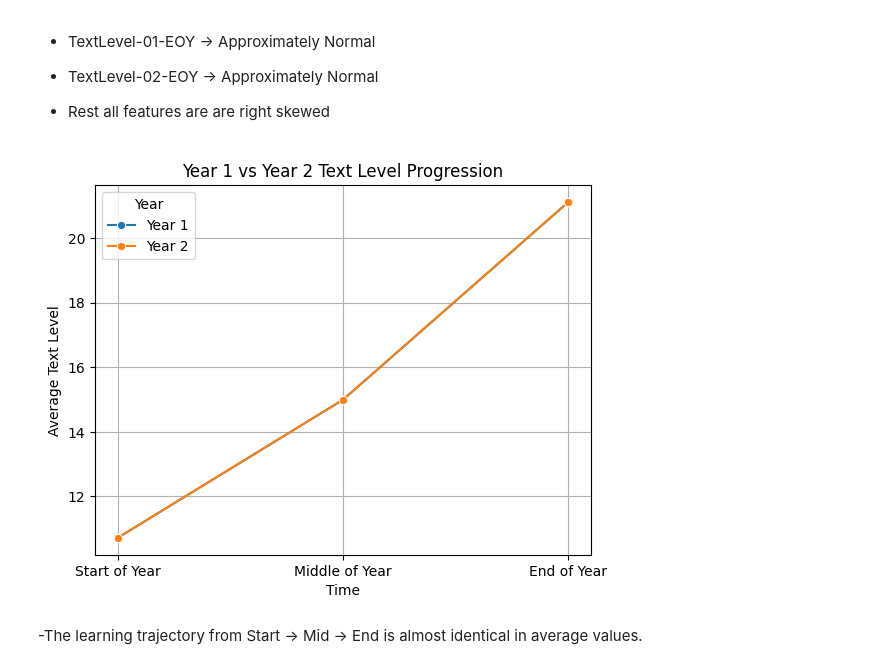
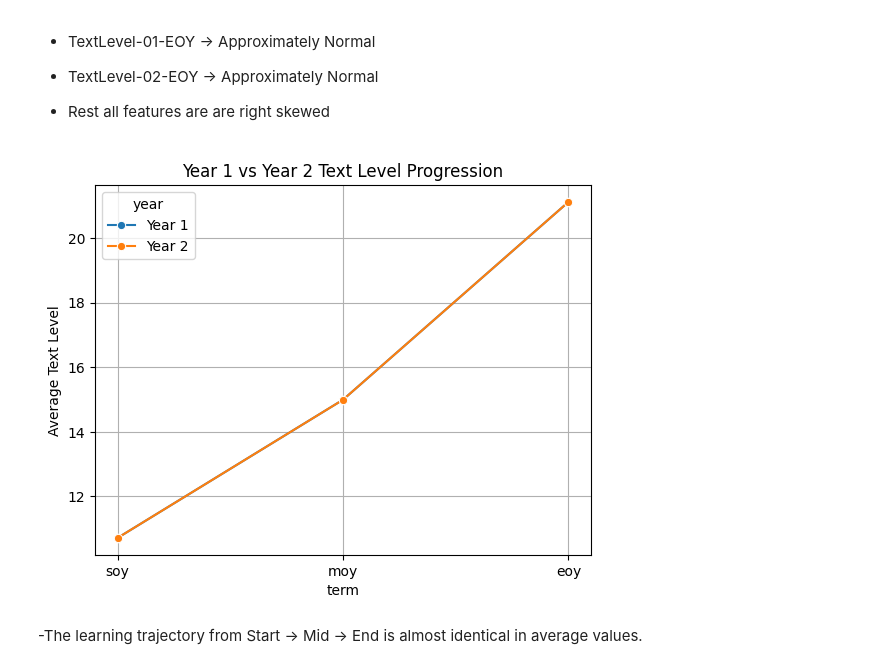
Before and after one commit to anshumbanga/Projects, a Jupyter notebook: LA4_SCHOOL/LA4_Schools_Exploratory_Data_Analysis_and_feature_selection.ipynb, the cells around one changed output. Saved outputs shown, nothing was run; the diff lists cells and outputs as text; code cells hidden in the pictures.

```diff
--- a/LA4_SCHOOL/LA4_Schools_Exploratory_Data_Analysis_and_feature_selection.ipynb
+++ b/LA4_SCHOOL/LA4_Schools_Exploratory_Data_Analysis_and_feature_selection.ipynb
@@ -518,3 +518,13 @@ df[textlevel_cols].skew()
 | TextLevel-02-MOY | 0.633311 |
 | TextLevel-02-EOY | 0.042110 |
 dtype: float64
+# %%
+academics.columns
+avg_mean_year1 = pd.DataFrame(academics.loc[:,['TextLevel-01-SOY', 'TextLevel-01-MOY', 'TextLevel-01-EOY']].mean(),columns=['Average Text Level'])
+avg_mean_year2 = pd.DataFrame(academics.loc[:,['TextLevel-02-SOY', 'TextLevel-02-MOY', 'TextLevel-02-EOY']].mean(),columns=['Average Text Level'])
+avg_mean_year1['year'] = 'Year 1'
+avg_mean_year2['year'] = 'Year 2'
+avg_mean_year1['term'] = ['soy','moy','eoy']
+avg_mean_year2['term'] = ['soy','moy','eoy']
+avg_combined = pd.concat([avg_mean_year1,avg_mean_year2])
+avg_combined
@@ -524,20 +542,13 @@ dtype: float64
 
 - Rest all features are are right skewed
 # %%
-avg_combined = pd.DataFrame({
-    'Time': ['Start of Year', 'Middle of Year', 'End of Year'] * 2,
-    'Average Text Level': avg_data_year1['Average Text Level'].tolist() + avg_data_year2['Average Text Level'].tolist(),
-    'Year': ['Year 1'] * 3 + ['Year 2'] * 3
-})
-
-# Plot using Seaborn with hue
-sns.lineplot(data=avg_combined, x='Time', y='Average Text Level', hue='Year', marker='o')
+sns.lineplot(data=avg_combined, x='term', y='Average Text Level', hue='year', marker='o')
 
 plt.title("Year 1 vs Year 2 Text Level Progression")
 plt.grid(True)
 plt.show()
 # %% [output]
-[figure, old version]
+[figure, new version]
 # %% [markdown]
 -The learning trajectory from Start → Mid → End is almost identical in average values.
 # %%
```
Also changed, not shown: parts of 2 cells of this notebook.
